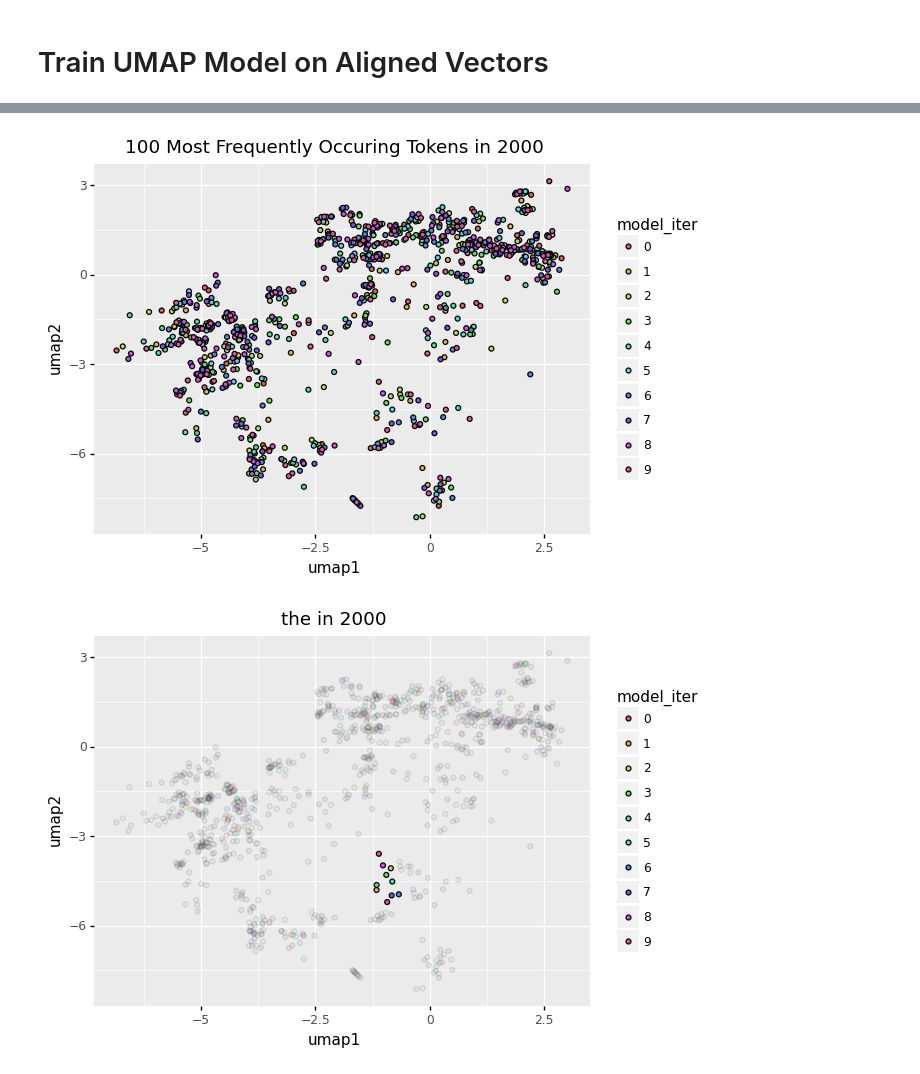
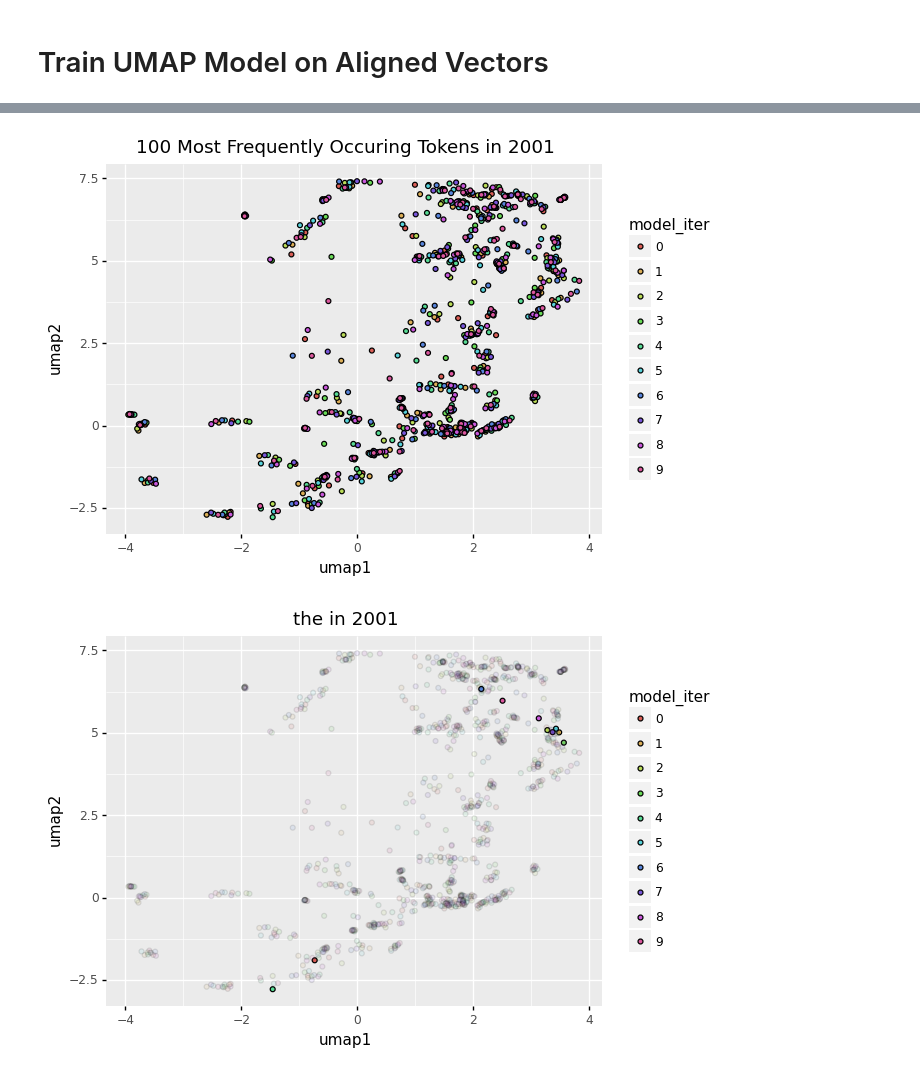
Before and after one commit to greenelab/biovectors, a Jupyter notebook: multi_model_experiment/03_multi_model_alignment_check.ipynb, the cells around one changed output, grey strips where cells are left out. Saved outputs shown, nothing was run; the diff lists cells and outputs as text; code cells hidden in the pictures.

```diff
--- a/multi_model_experiment/03_multi_model_alignment_check.ipynb
+++ b/multi_model_experiment/03_multi_model_alignment_check.ipynb
@@ -28,9 +28,8 @@ most_frequent_tokens = []
 # %%
 for model_file in tqdm.tqdm(word_model_filter):
     word_model = Word2Vec.load(str(model_file))
-    word_model.init_sims()
     most_frequent_tokens.append(
-        {word: word_model.wv[word] for word in word_model.wv.index2word[:100]}
+        {word: word_model.wv[word] for word in word_model.wv.index_to_key[:100]}
     )
     words_to_visualize.append(np.array(word_model.wv.vectors))
 
@@ -38,7 +37,7 @@ words_to_visualize = np.vstack(words_to_visualize)
 # %% [markdown]
 # Train the UMAP model on Unaligned Vectors
 # %%
-file_name = "output/umap_models/2000_no_alignment_replace"
+file_name = "output/umap_models/2001_no_alignment"
 tokens = list(most_frequent_tokens[0].keys())
 words_subset = np.vstack(
     list(map(lambda x: np.vstack(list(x.values())), most_frequent_tokens))
@@ -99,15 +98,15 @@ most_frequent_tokens = []
 # %%
 for model_file in tqdm.tqdm(word_model_filter):
     word_model = Word2Vec.load(str(model_file))
-    aligned_model = align_word2vec_models(base_model.wv, word_model.wv)
+    aligned_model = align_word2vec_models(base_model, word_model)
     most_frequent_tokens.append(
-        {word: aligned_model.wv[word] for word in aligned_model.wv.index2word[:100]}
+        {word: aligned_model.wv[word] for word in aligned_model.wv.index_to_key[:100]}
     )
     words_to_visualize.append(np.array(aligned_model.wv.vectors))
 
 words_to_visualize = np.vstack(words_to_visualize)
 # %%
-file_name = "output/umap_models/2000_with_alignment_replace"
+file_name = "output/umap_models/2001_with_alignment"
 tokens = list(most_frequent_tokens[0].keys())
 words_subset = np.vstack(
     list(map(lambda x: np.vstack(list(x.values())), most_frequent_tokens))
@@ -153,12 +165,12 @@ mapped_df.head()
 # %%
 g = (
     p9.ggplot(mapped_df, p9.aes(x="umap1", y="umap2", fill="model_iter"))
     + p9.geom_point()
-    + p9.labs(title="100 Most Frequently Occuring Tokens in 2000")
+    + p9.labs(title="100 Most Frequently Occuring Tokens in 2001")
 )
 print(g)
 # %% [output]
-[figure, old version]
+[figure, new version]
 # %%
 g = (
     p9.ggplot(
@@ -166,12 +178,12 @@ g = (
         p9.aes(x="umap1", y="umap2", fill="model_iter", alpha="opacity"),
     )
     + p9.geom_point()
-    + p9.labs(title="the in 2000")
+    + p9.labs(title="the in 2001")
     + p9.guides(alpha=False)
 )
 print(g)
 # %% [output]
-[figure, old version]
+[figure, new version]
 # %%
 g = (
     p9.ggplot(
```
Also changed, not shown: parts of 7 cells of this notebook, 5 other files.
